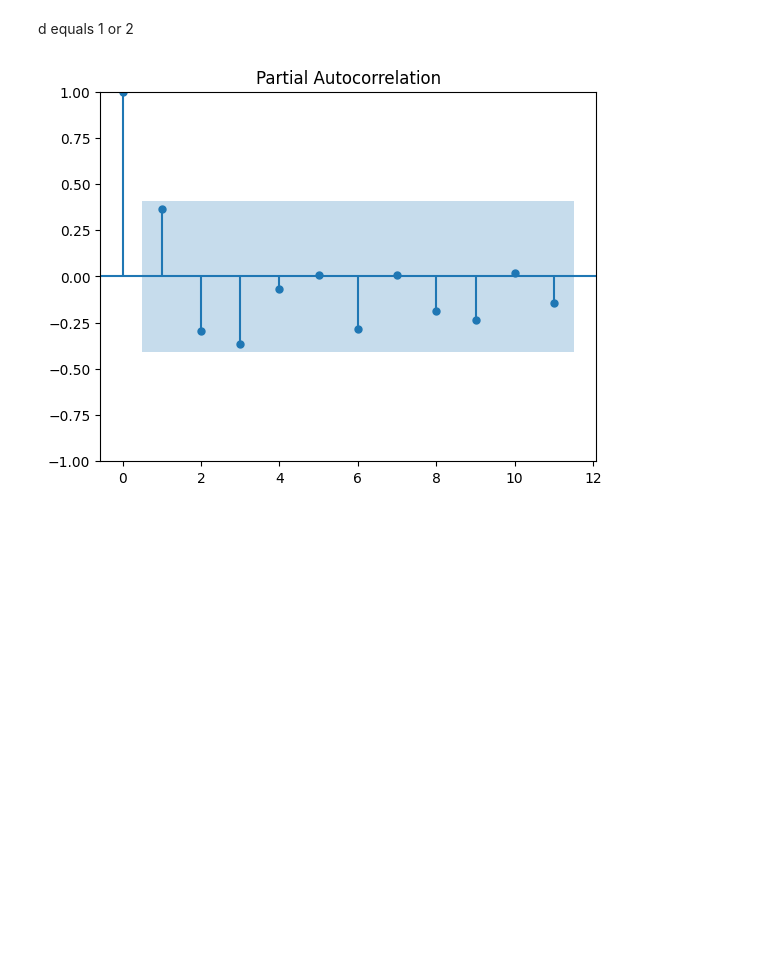
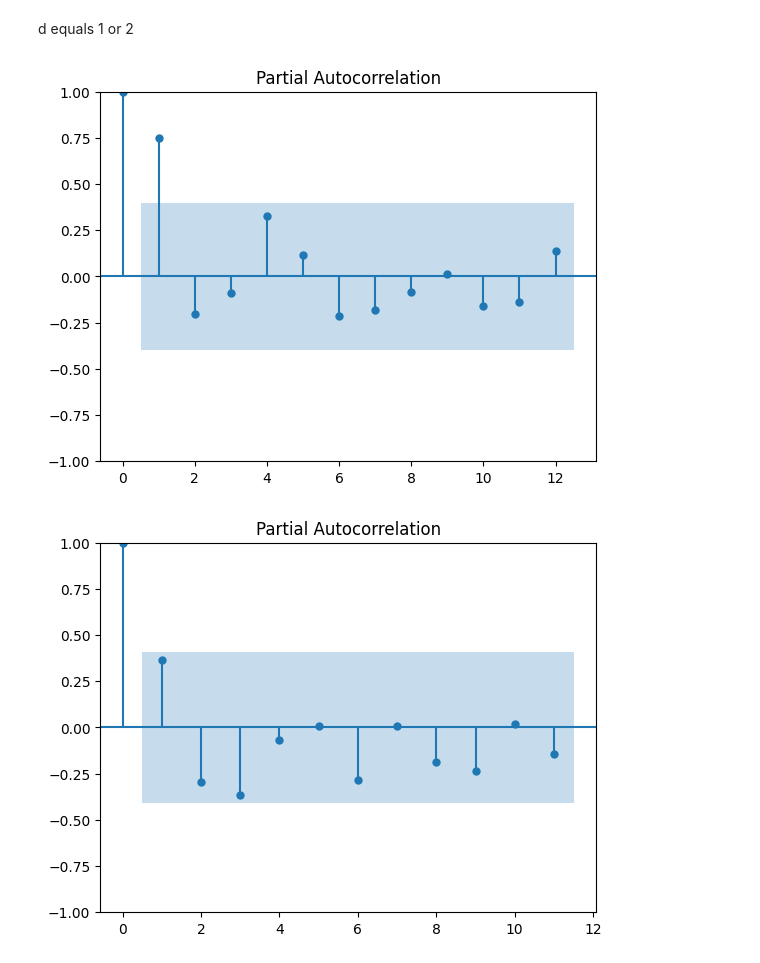
Before and after one commit to BenWSingleton/POGOH_Analysis, a Jupyter notebook: prediction.ipynb, the cells around one changed output. Saved outputs shown, nothing was run; the diff lists cells and outputs as text; code cells hidden in the pictures; blank space fills up the shorter version.

```diff
--- a/prediction.ipynb
+++ b/prediction.ipynb
@@ -130,6 +131,11 @@ fig.show()
 [figure]
 # %% [markdown]
 d equals 1 or 2
+# %%
+plot_pacf(data.dropna())
+plt.show()
+# %% [output]
+[figure, added]
 # %%
 plot_pacf(data.diff().dropna())
 plt.show()
```
Also changed, not shown: parts of 5 cells of this notebook.
